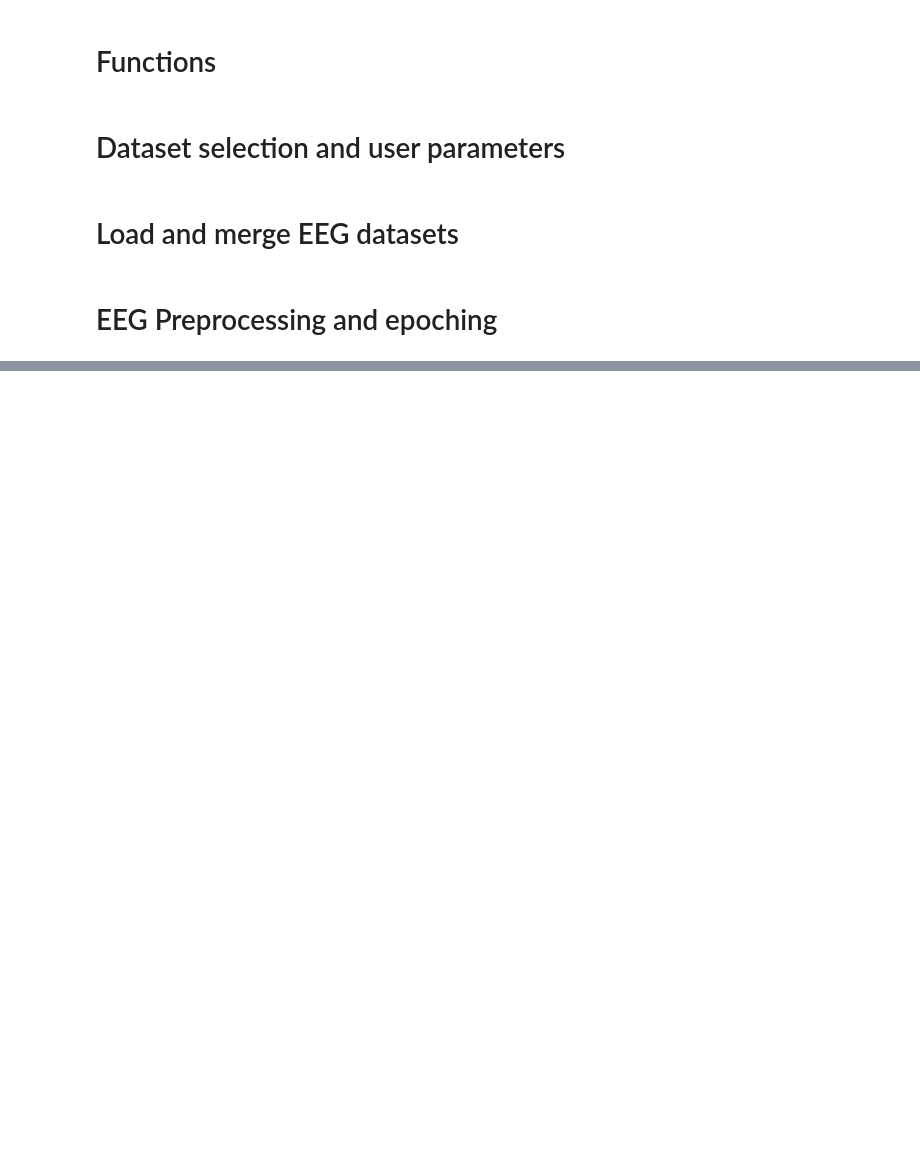
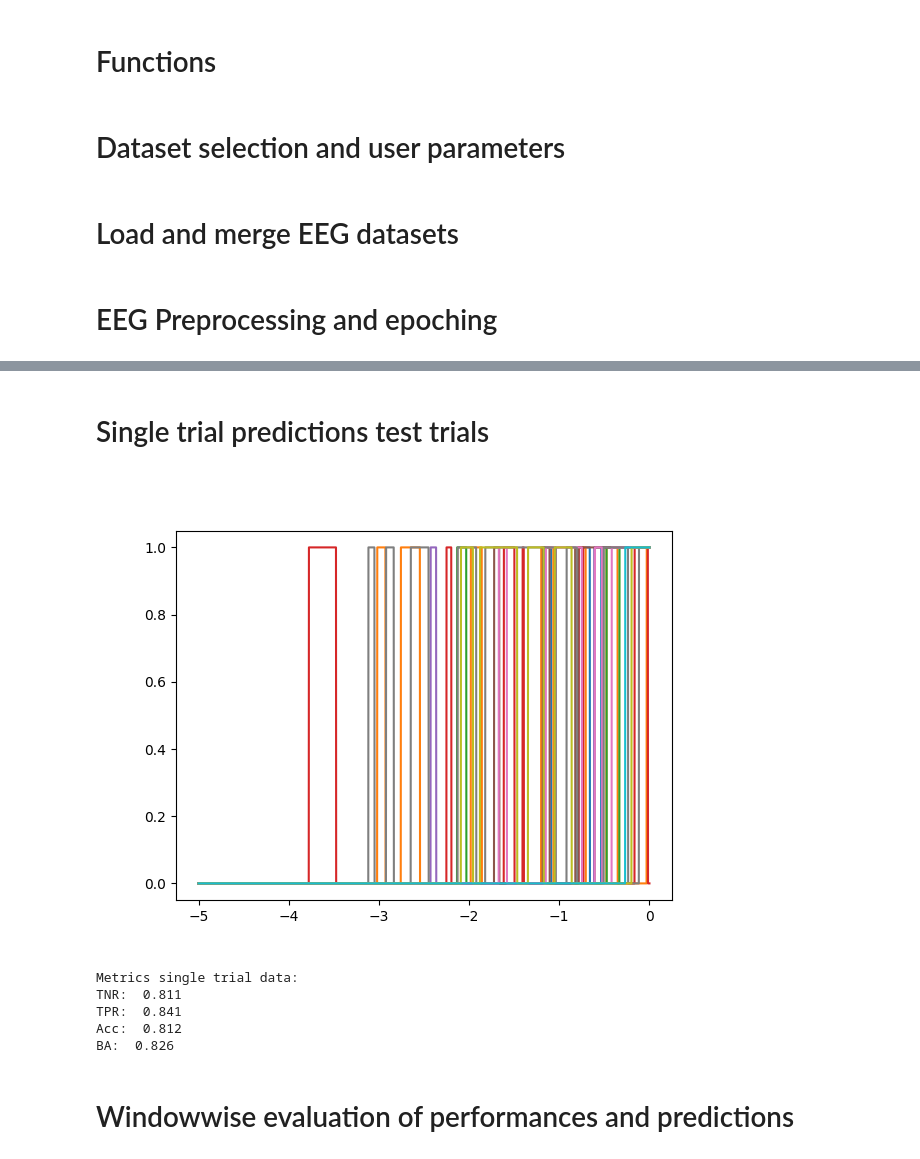
Before and after one commit to Raider123/Biosignal_toolbox, a Jupyter notebook: fcn_preprocessing_all_channel_LRP_approach.ipynb, the cells around one changed output, grey strips where cells are left out. Saved outputs shown, nothing was run; the diff lists cells and outputs as text; code cells hidden in the pictures; blank space fills up the shorter version.

```diff
--- a/fcn_preprocessing_all_channel_LRP_approach.ipynb
+++ b/fcn_preprocessing_all_channel_LRP_approach.ipynb
@@ -440,0 +504,46 @@ prediction positive class:  [1 1 1 1 1 1 1 1 1 1 1 1 1 1 1 1 1 1 1 1 1 1 1 1 1 1
+# %% [markdown]
+# Single trial predictions test trials
+# %%
+plt.figure()
+for trial_nr in range(20,30):
+    lrp_trial = lrp_epochs_test[trial_nr,:, :].T
+
+    prediction_scores_lrp = model.predict(lrp_trial)
+    prediction_labels_lrp= [0 if score <0.5 else 1 for score in prediction_scores_lrp]
+    prediction_labels_lrp = np.array(prediction_labels_lrp)
+
+    plt.plot(time_axis_eeg_batch, prediction_labels_lrp)
+# %% [output]
+[figure, added]
+# %%
+true_labels = []
+predicted_labels = []
+
+for trials in lrp_epochs_test:
+    # true labels single trial
+    lrp_labels = np.zeros((trials.shape[1]))
+    lrp_labels[-n_samp_features:] = 1.0
+    true_labels.append(lrp_labels[:,])
+    # single trial predictions
+    trial_prediction = model.predict(trials.T)
+    trial_label = [0 if score <0.5 else 1 for score in trial_prediction]
+    trial_label = np.array(trial_label)
+    predicted_labels.append(trial_label)
+    #flatten the trial label
+true_labels = np.array(true_labels).flatten()
+predicted_labels = np.array(predicted_labels).flatten()
+tnr, tpr, acc, ba = calcTestAccAndRates(predicted_labels, true_labels)
+
+print("Metrics single trial data:")
+print("TNR: ",np.round(tnr, 3))
+print("TPR: ",np.round(tpr, 3))
+print("Acc: ", np.round(acc, 3))
+print("BA: ", np.round(ba, 3))
+# %% [output]
+Metrics single trial data:
+TNR:  0.811
+TPR:  0.841
+Acc:  0.812
+BA:  0.826
+# %% [markdown]
+# Windowwise evaluation of performances and predictions
```
Also changed, not shown: parts of 26 cells of this notebook.
